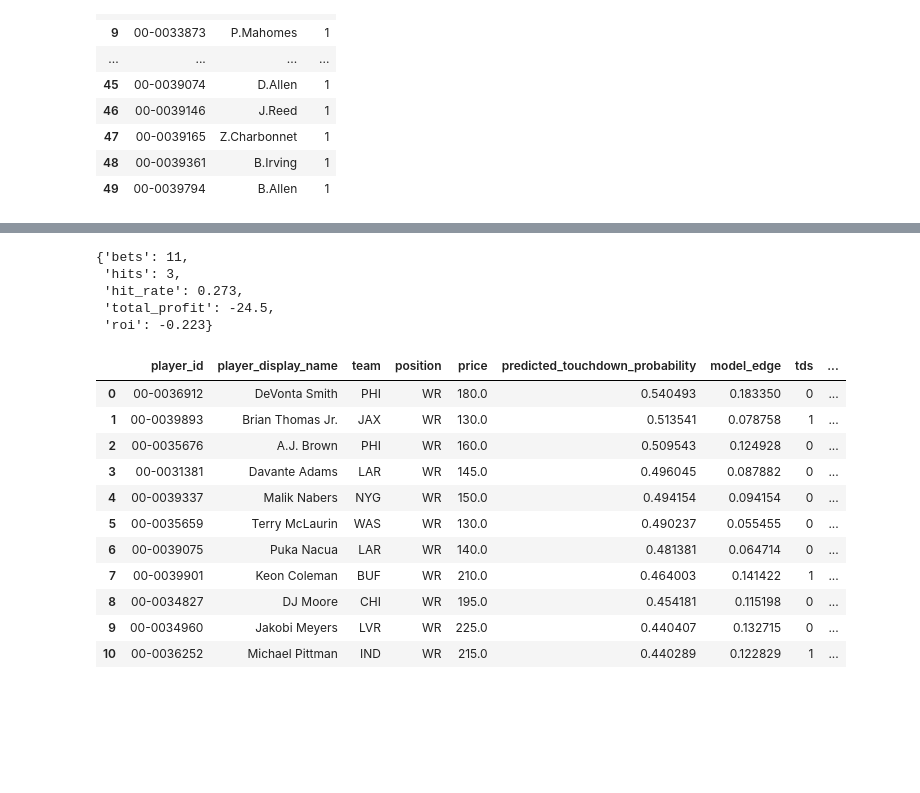
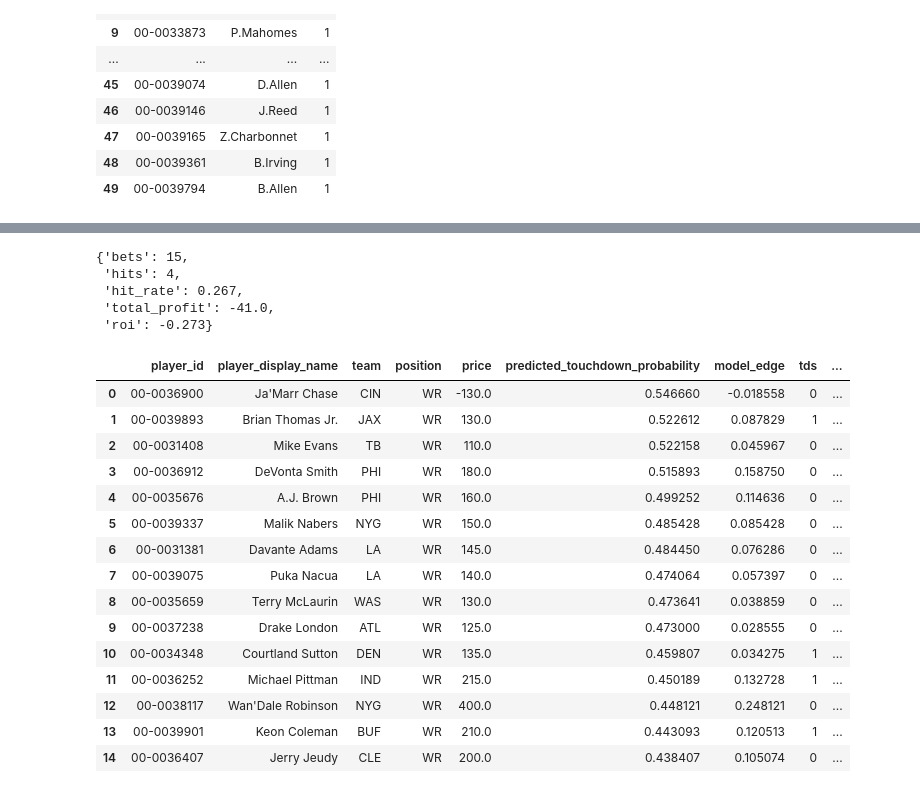
Before and after one commit to arysuri23/nfl_touchdown_model, a Jupyter notebook: evaluate.ipynb, the cells around one changed output, grey strips where cells are left out. Cells and saved outputs as stored; diff of their text form; code cells hidden in the pictures; blank space fills up the shorter version.

```diff
--- a/evaluate.ipynb
+++ b/evaluate.ipynb
@@ -258,26 +262,30 @@ simulate_betting(top_rb, scorers)
 # %%
 #filter top_wr to only include players with model_edge > 0.05 and price < 500
-top_wr = top_wr[top_wr['model_edge'] > 0.05]
-top_wr = top_wr[top_wr['price'] < 500]
+#top_wr = top_wr[top_wr['model_edge'] > 0.05]
+#top_wr = top_wr[top_wr['price'] < 500]
 simulate_betting(top_wr, scorers)
 # %% [output]
-{'bets': 11,
- 'hits': 3,
- 'hit_rate': 0.273,
- 'total_profit': -24.5,
- 'roi': -0.223}
+{'bets': 15,
+ 'hits': 4,
+ 'hit_rate': 0.267,
+ 'total_profit': -41.0,
+ 'roi': -0.273}
 |  | player_id | player_display_name | team | position | price | predicted_touchdown_probability | model_edge | tds | ... |
-| 0 | 00-0036912 | DeVonta Smith | PHI | WR | 180.0 | 0.540493 | 0.183350 | 0 | ... |
-| 1 | 00-0039893 | Brian Thomas Jr. | JAX | WR | 130.0 | 0.513541 | 0.078758 | 1 | ... |
-| 2 | 00-0035676 | A.J. Brown | PHI | WR | 160.0 | 0.509543 | 0.124928 | 0 | ... |
-| 3 | 00-0031381 | Davante Adams | LAR | WR | 145.0 | 0.496045 | 0.087882 | 0 | ... |
-| 4 | 00-0039337 | Malik Nabers | NYG | WR | 150.0 | 0.494154 | 0.094154 | 0 | ... |
-| 5 | 00-0035659 | Terry McLaurin | WAS | WR | 130.0 | 0.490237 | 0.055455 | 0 | ... |
-| 6 | 00-0039075 | Puka Nacua | LAR | WR | 140.0 | 0.481381 | 0.064714 | 0 | ... |
-| 7 | 00-0039901 | Keon Coleman | BUF | WR | 210.0 | 0.464003 | 0.141422 | 1 | ... |
-| 8 | 00-0034827 | DJ Moore | CHI | WR | 195.0 | 0.454181 | 0.115198 | 0 | ... |
-| 9 | 00-0034960 | Jakobi Meyers | LVR | WR | 225.0 | 0.440407 | 0.132715 | 0 | ... |
-| 10 | 00-0036252 | Michael Pittman | IND | WR | 215.0 | 0.440289 | 0.122829 | 1 | ... |
+| 0 | 00-0036900 | Ja'Marr Chase | CIN | WR | -130.0 | 0.546660 | -0.018558 | 0 | ... |
+| 1 | 00-0039893 | Brian Thomas Jr. | JAX | WR | 130.0 | 0.522612 | 0.087829 | 1 | ... |
+| 2 | 00-0031408 | Mike Evans | TB | WR | 110.0 | 0.522158 | 0.045967 | 0 | ... |
+| 3 | 00-0036912 | DeVonta Smith | PHI | WR | 180.0 | 0.515893 | 0.158750 | 0 | ... |
+| 4 | 00-0035676 | A.J. Brown | PHI | WR | 160.0 | 0.499252 | 0.114636 | 0 | ... |
+| 5 | 00-0039337 | Malik Nabers | NYG | WR | 150.0 | 0.485428 | 0.085428 | 0 | ... |
+| 6 | 00-0031381 | Davante Adams | LA | WR | 145.0 | 0.484450 | 0.076286 | 0 | ... |
+| 7 | 00-0039075 | Puka Nacua | LA | WR | 140.0 | 0.474064 | 0.057397 | 0 | ... |
+| 8 | 00-0035659 | Terry McLaurin | WAS | WR | 130.0 | 0.473641 | 0.038859 | 0 | ... |
+| 9 | 00-0037238 | Drake London | ATL | WR | 125.0 | 0.473000 | 0.028555 | 0 | ... |
+| 10 | 00-0034348 | Courtland Sutton | DEN | WR | 135.0 | 0.459807 | 0.034275 | 1 | ... |
+| 11 | 00-0036252 | Michael Pittman | IND | WR | 215.0 | 0.450189 | 0.132728 | 1 | ... |
+| 12 | 00-0038117 | Wan'Dale Robinson | NYG | WR | 400.0 | 0.448121 | 0.248121 | 0 | ... |
+| 13 | 00-0039901 | Keon Coleman | BUF | WR | 210.0 | 0.443093 | 0.120513 | 1 | ... |
+| 14 | 00-0036407 | Jerry Jeudy | CLE | WR | 200.0 | 0.438407 | 0.105074 | 0 | ... |
 # %%
 simulate_betting(top_te, scorers)
 # %% [output]
```
Also changed, not shown: parts of 27 cells of this notebook, 12 other files.
